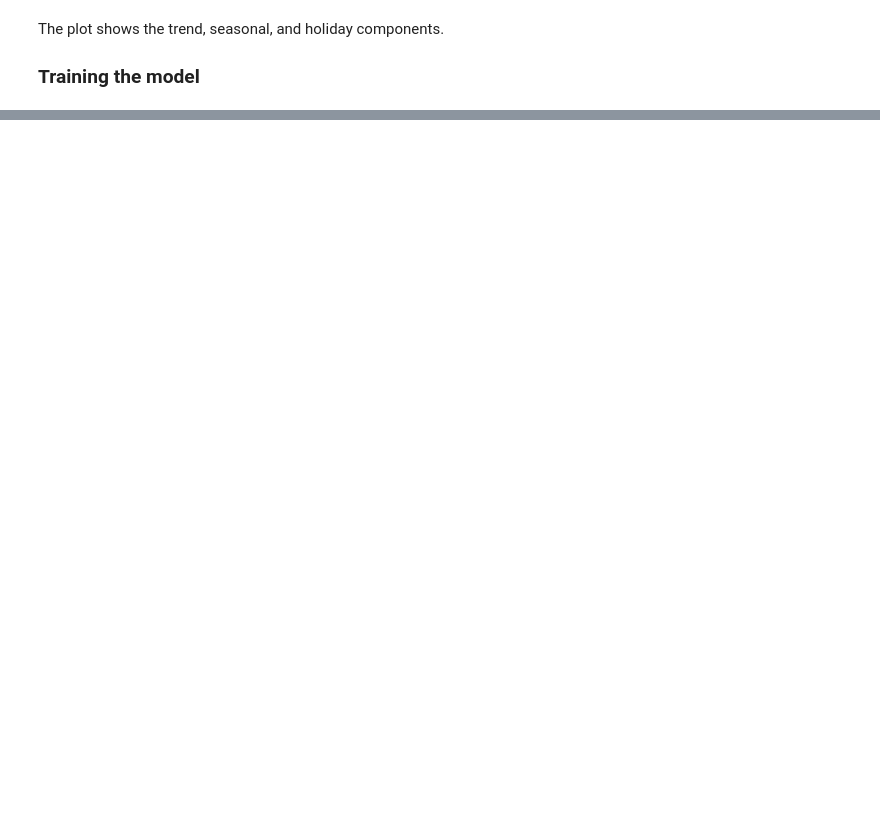
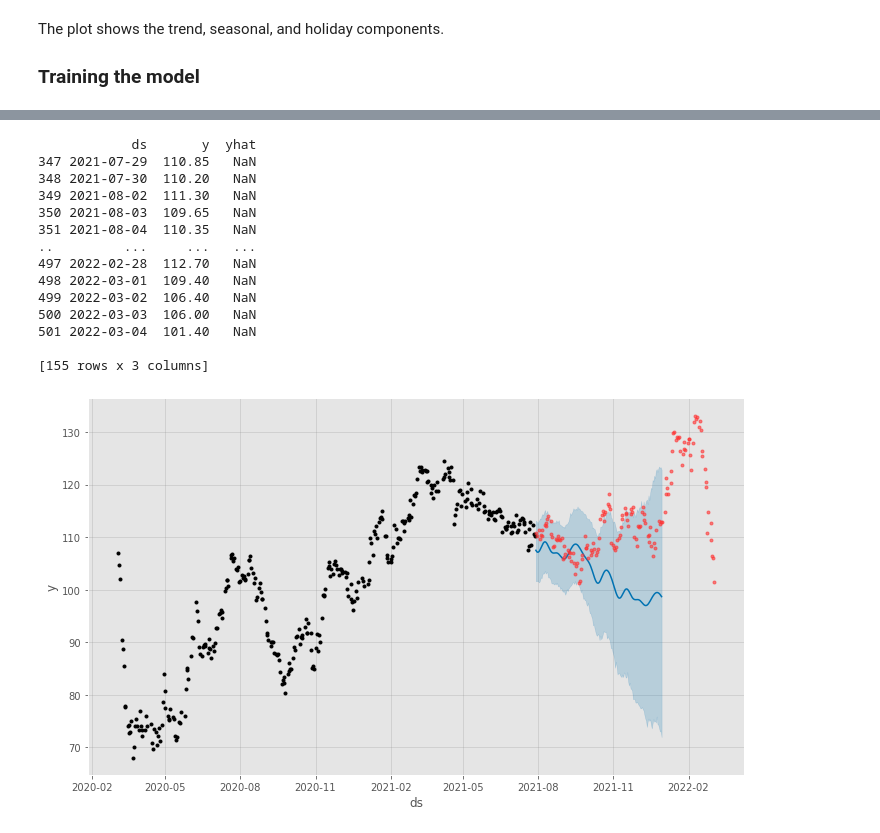
Before and after one commit to Biksbois/BiksStonks, a Jupyter notebook: Forcasting_Models/prohet.ipynb, the cells around one changed output, grey strips where cells are left out. Drawn from its saved outputs; the diff is of its cells as text; code cells hidden in the pictures; blank space fills up the shorter version.

```diff
--- a/Forcasting_Models/prohet.ipynb
+++ b/Forcasting_Models/prohet.ipynb
@@ -214,0 +225,23 @@ pd.plotting.register_matplotlib_converters()
+# %%
+
+
+split_date = (end_date - ((end_date - start_date) * 0.3))
+cycle_analysis(ds[['ds', 'y']], split_date, 100, fourier_order=8, mode='multiplicative', forecast_plot=True, print_ind=True)
+
+# training = new[:split_date].iloc[:-1]
+# %% [output]
+            ds       y  yhat
+347 2021-07-29  110.85   NaN
+348 2021-07-30  110.20   NaN
+349 2021-08-02  111.30   NaN
+350 2021-08-03  109.65   NaN
+351 2021-08-04  110.35   NaN
+..         ...     ...   ...
+497 2022-02-28  112.70   NaN
+498 2022-03-01  109.40   NaN
+499 2022-03-02  106.40   NaN
+500 2022-03-03  106.00   NaN
+501 2022-03-04  101.40   NaN
+
+[155 rows x 3 columns]
+[figure, added]
```
Also changed, not shown: parts of 20 cells of this notebook.
